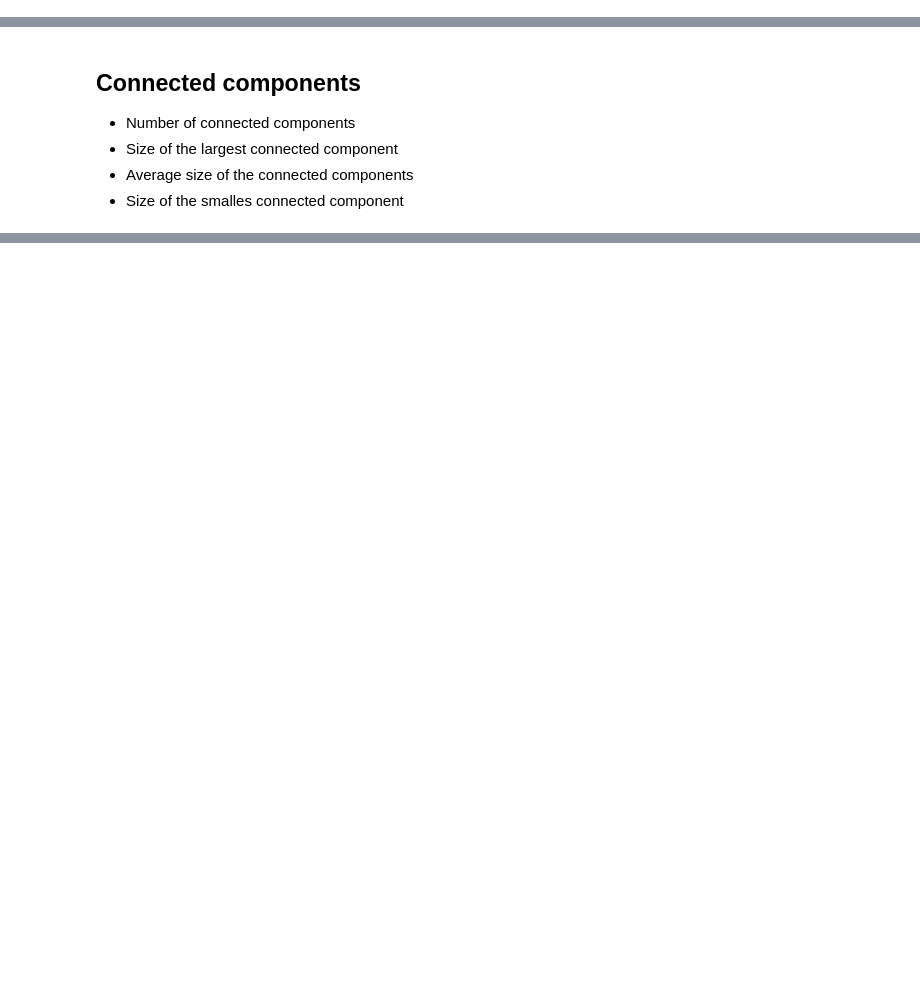
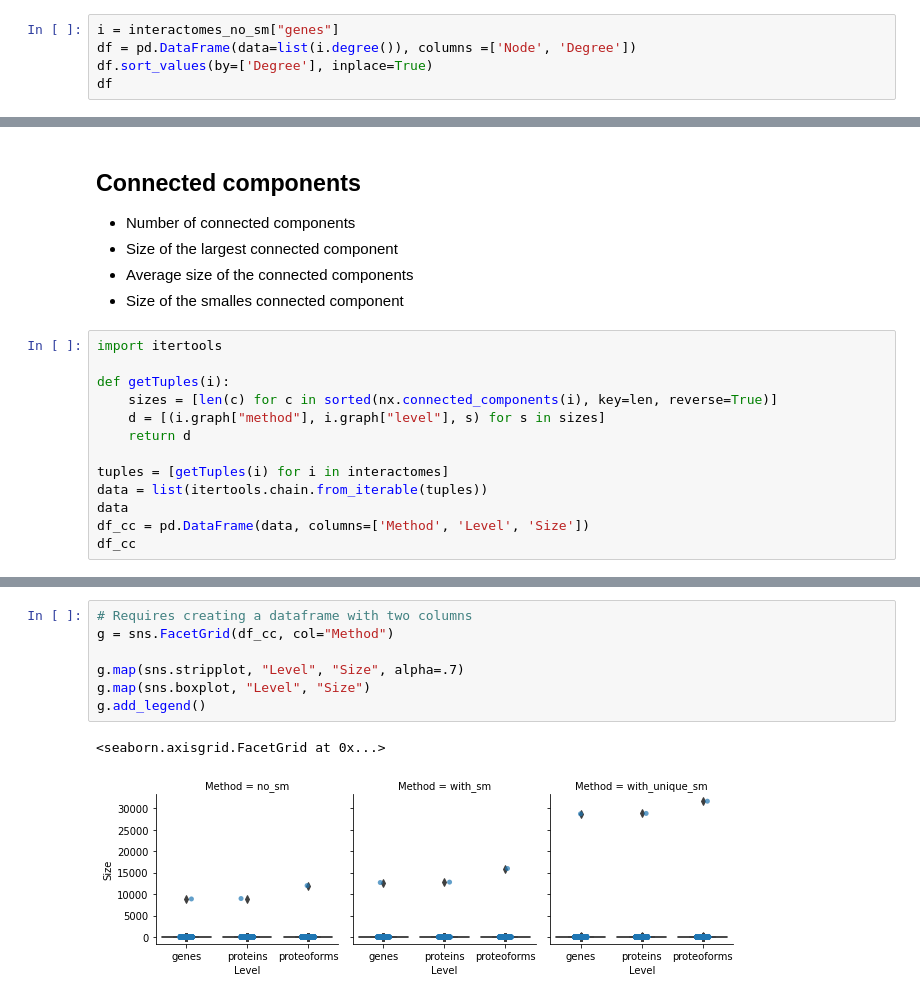
Before and after one commit to PathwayAnalysisPlatform/ProteoformNetworks, a Jupyter notebook: src/Python/analysis_1_network_topology.ipynb, the cells around one changed output, grey strips where cells are left out. Cells and saved outputs as stored; diff of their text form; blank space fills up the shorter version.

Commit message:
First complete draft of the interactome overall analysis

```diff
--- a/src/Python/analysis_1_network_topology.ipynb
+++ b/src/Python/analysis_1_network_topology.ipynb
@@ -246,3 +247,8 @@ Reaction-Unique Included  genes           [1920, 1890, 1809, 1769, 1559, 1559, 1
                           proteins        [1922, 1892, 1810, 1770, 1560, 1560, 1500, 148...
                           proteoforms     [2029, 1987, 1933, 1896, 1773, 1773, 1494, 148...
 dtype: object
+# %%
+i = interactomes_no_sm["genes"]
+df = pd.DataFrame(data=list(i.degree()), columns =['Node', 'Degree'])
+df.sort_values(by=['Degree'], inplace=True)
+df
@@ -331,3 +347,16 @@ fig5.figure.savefig('figures/figure_5.png')
 - Size of the largest connected component
 - Average size of the connected components
 - Size of the smalles connected component
+# %%
+import itertools
+
+def getTuples(i):
+    sizes = [len(c) for c in sorted(nx.connected_components(i), key=len, reverse=True)]
+    d = [(i.graph["method"], i.graph["level"], s) for s in sizes]
+    return d
+
+tuples = [getTuples(i) for i in interactomes]
+data = list(itertools.chain.from_iterable(tuples))
+data
+df_cc = pd.DataFrame(data, columns=['Method', 'Level', 'Size'])
+df_cc
@@ -333,0 +377,10 @@ fig5.figure.savefig('figures/figure_5.png')
+# %%
+# Requires creating a dataframe with two columns
+g = sns.FacetGrid(df_cc, col="Method")
+
+g.map(sns.stripplot, "Level", "Size", alpha=.7)
+g.map(sns.boxplot, "Level", "Size")
+g.add_legend()
+# %% [output]
+<seaborn.axisgrid.FacetGrid at 0x...>
+[figure, added]
```
Also changed, not shown: parts of 17 cells of this notebook, 8 other files.
